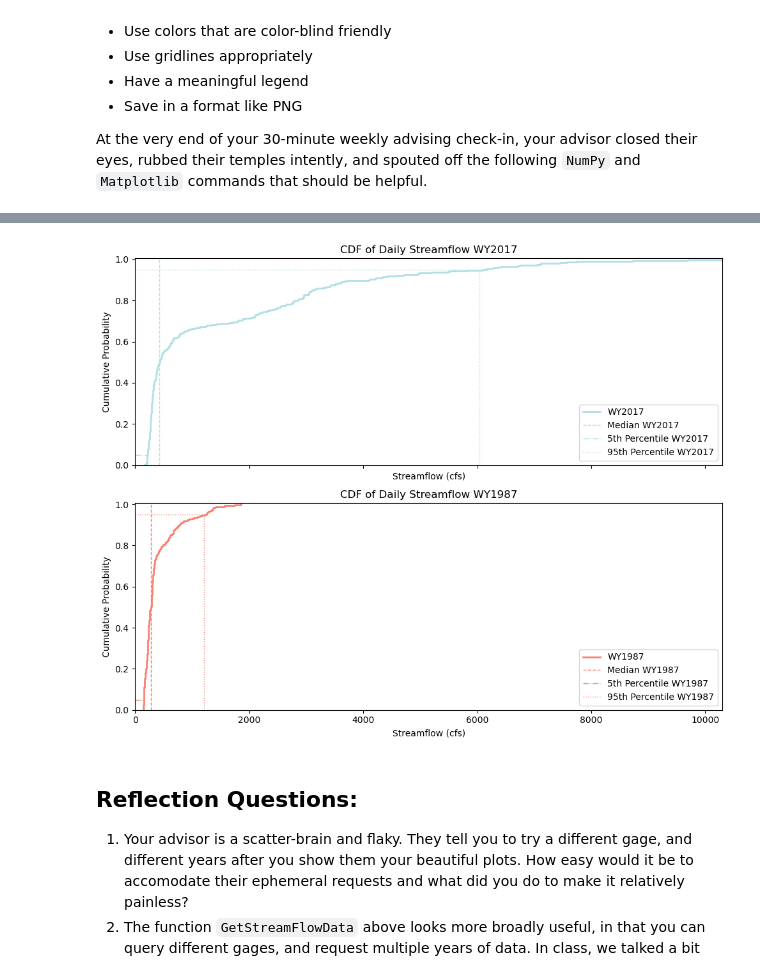
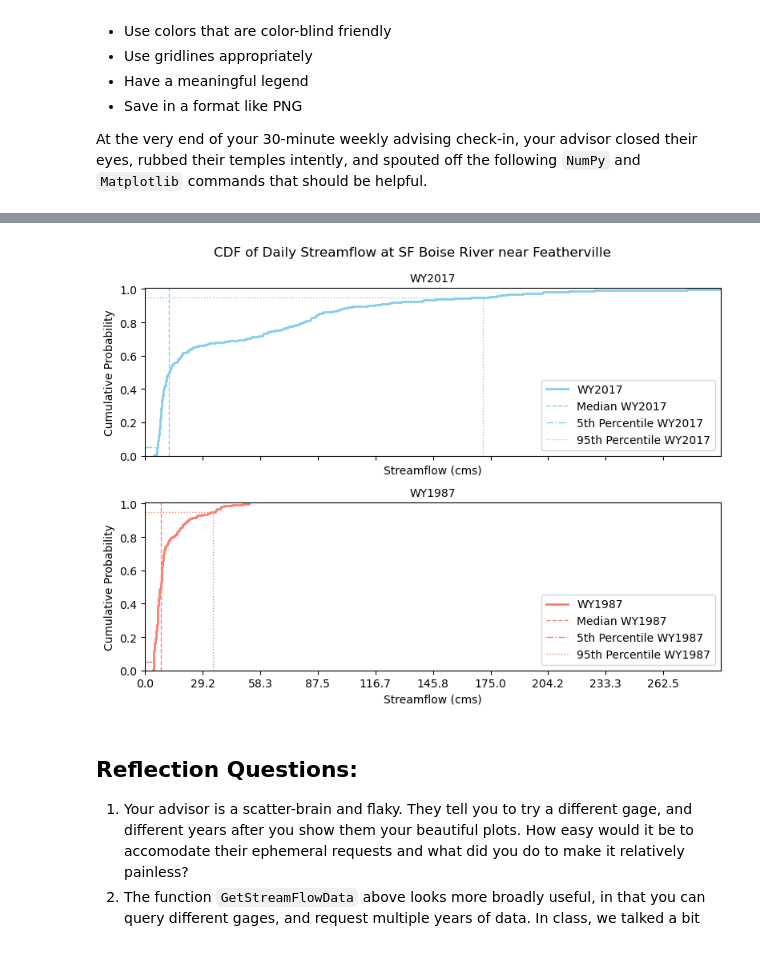
Before and after one commit to isabellawelk/iw-geos505, a Jupyter notebook: Unit 02/02.P Unit 02 Assignment.ipynb, the cells around one changed output, grey strips where cells are left out. Cells and saved outputs as stored; diff of their text form; code cells hidden in the pictures.

```diff
--- a/Unit 02/02.P Unit 02 Assignment.ipynb
+++ b/Unit 02/02.P Unit 02 Assignment.ipynb
@@ -108 +107,5 @@ TypeError: cumsum() missing 1 required positional argument: 'a'
+# %%
+# convert streamflow to SI units (cms)
+wy1_streamflow['q_cms'] = wy1_streamflow['q_cfs'] * 0.0283168
+wy2_streamflow['q_cms'] = wy2_streamflow['q_cfs'] * 0.0283168
 # %%
@@ -211,48 +214,51 @@ plt.show()
 # %%
 # making two CDFs side by side
-fig, ax = plt.subplots(2,1,figsize=(10,8), sharey=True, sharex=True)
-ax[0].ecdf(wy1_streamflow['q_cfs'], label='WY2017', color='powderblue', linewidth=2)
-ax[1].ecdf(wy2_streamflow['q_cfs'], label='WY1987', color='salmon', linewidth=2)
+fig, ax = plt.subplots(2,1,figsize=(8,6), sharey=True, sharex=True)
+ax[0].ecdf(wy1_streamflow['q_cms'], label='WY2017', color='skyblue', linewidth=2)
+ax[1].ecdf(wy2_streamflow['q_cms'], label='WY1987', color='salmon', linewidth=2)
 
 ax[0].set_ylim(0,1.005)
 ax[1].set_ylim(0,1.005)
 
-ax[0].set_xlim(0,np.max([wy1_streamflow['q_cfs'], wy2_streamflow['q_cfs']]))
-ax[1].set_xlim(0,np.max([wy1_streamflow['q_cfs'], wy2_streamflow['q_cfs']]))
+ax[0].set_xlim(0,max1)
+ax[1].set_xlim(0,max1)
+ax[0].set_xticks(np.arange(0,max1,(max1/10)))
+ax[1].set_xticks(np.arange(0,max1,(max1/10)))
 
 # Add vertical lines for the median streamflow
-ax[0].axvline(median1, color='powderblue', alpha = 1, linestyle='dashed', linewidth=1, label='Median WY2017')
+ax[0].axvline(median1, color='skyblue', alpha = 1, linestyle='dashed', linewidth=1, label='Median WY2017')
 ax[1].axvline(median2, color='salmon', alpha = 1, linestyle='dashed', linewidth=1, label='Median WY1987')
 
 # add 5th percentile and 95th percentile lines
 # 5th percentile
-ax[0].hlines(0.05, 0, non_exceed51, colors='powderblue', linestyles='-.', linewidth=1)
-ax[0].vlines(non_exceed51, 0, 0.05, colors='powderblue', linestyles='-.', linewidth=1, label='5th Percentile WY2017')
+ax[0].hlines(0.05, 0, non_exceed51, colors='skyblue', linestyles='-.', linewidth=1)
+ax[0].vlines(non_exceed51, 0, 0.05, colors='skyblue', linestyles='-.', linewidth=1, label='5th Percentile WY2017')
 ax[1].hlines(0.05, 0, non_exceed52, colors='salmon', linestyles='-.', linewidth=1)
 ax[1].vlines(non_exceed52, 0, 0.05, colors='salmon', linestyles='-.', linewidth=1, label='5th Percentile WY1987')
 
 # 95th percentile
-ax[0].hlines(0.95, 0, non_exceed951, colors='powderblue', linestyles=':', linewidth=1)
-ax[0].vlines(non_exceed951, 0, 0.95, colors='powderblue', linestyles=':', linewidth=1, label='95th Percentile WY2017')
+ax[0].hlines(0.95, 0, non_exceed951, colors='skyblue', linestyles=':', linewidth=1)
+ax[0].vlines(non_exceed951, 0, 0.95, colors='skyblue', linestyles=':', linewidth=1, label='95th Percentile WY2017')
 ax[1].hlines(0.95, 0, non_exceed952, colors='salmon', linestyles=':', linewidth=1)
 ax[1].vlines(non_exceed952, 0, 0.95, colors='salmon', linestyles=':', linewidth=1, label='95th Percentile WY1987')
 
 # add labels
-ax[0].set_xlabel('Streamflow (cfs)')
-ax[1].set_xlabel('Streamflow (cfs)')
+ax[0].set_xlabel('Streamflow (cms)')
+ax[1].set_xlabel('Streamflow (cms)')
 ax[0].set_ylabel('Cumulative Probability')
 ax[1].set_ylabel('Cumulative Probability')
-ax[0].set_title('CDF of Daily Streamflow WY2017')
-ax[1].set_title('CDF of Daily Streamflow WY1987')
+fig.suptitle(f'CDF of Daily Streamflow at {gage_name}', fontsize=12)
+ax[0].set_title('WY2017', fontsize=10)
+ax[1].set_title('WY1987', fontsize=10)
 ax[0].legend(loc='lower right')
 ax[1].legend(loc='lower right')
 
 plt.tight_layout()
 plt.show()
 
 #plt.savefig('DailyStreamflow_CDF_sidedby.png')
 # %% [output]
-[figure, old version]
+[figure, new version]
 # %% [markdown]
 ## Reflection Questions:
 
```
Also changed, not shown: parts of 7 cells of this notebook.
